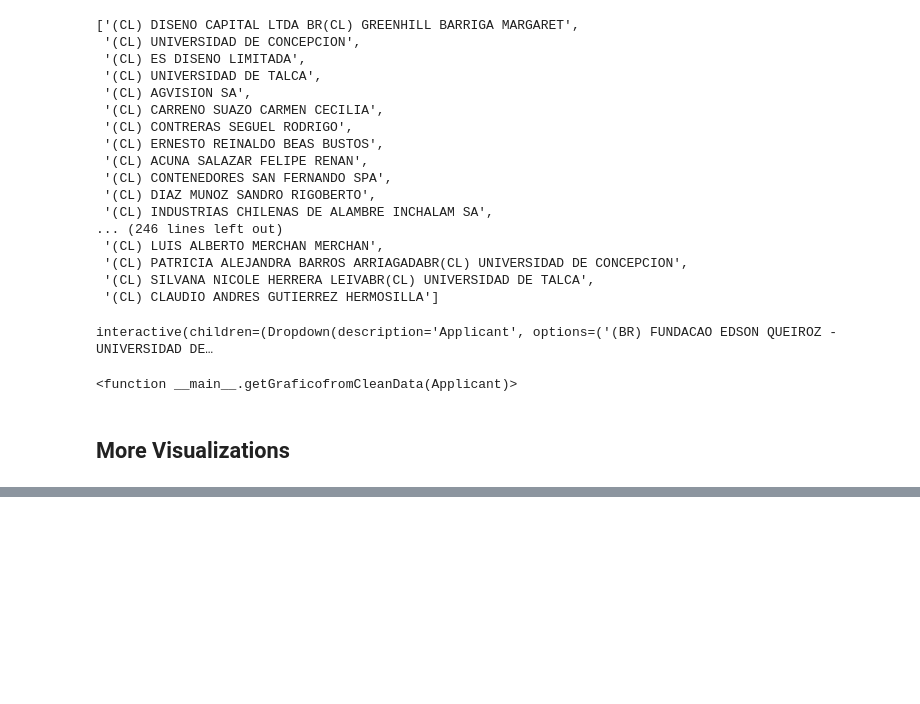
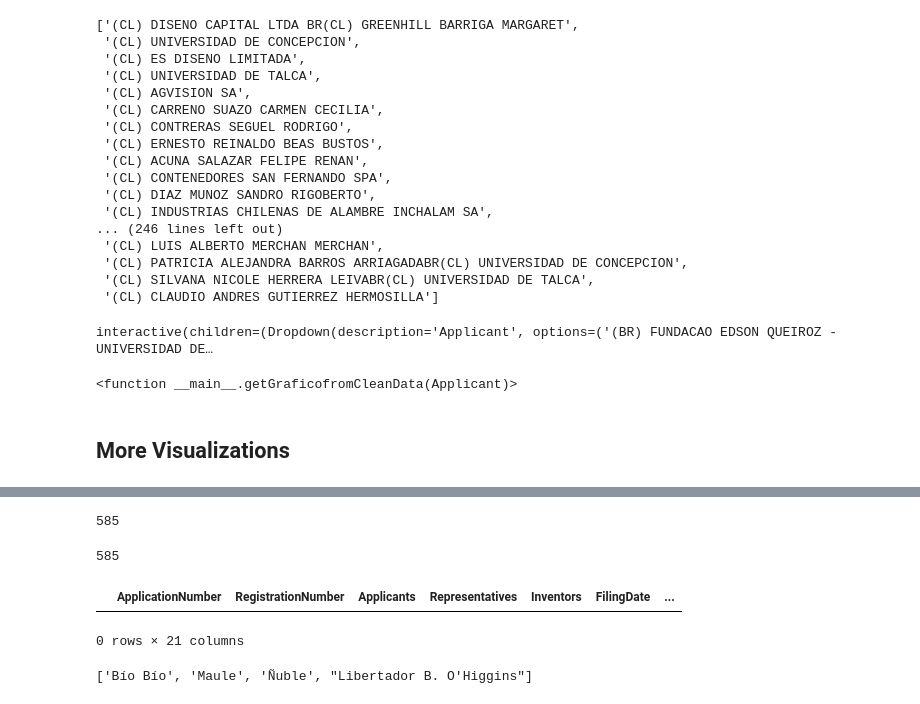
Before and after one commit to Ubb-Nodo-ctci/INAPI2, a Jupyter notebook: INAPI2.ipynb, the cells around one changed output, grey strips where cells are left out. Drawn from its saved outputs; the diff is of its cells as text; code cells hidden in the pictures; blank space fills up the shorter version.

```diff
--- a/INAPI2.ipynb
+++ b/INAPI2.ipynb
@@ -512,3 +546,22 @@ alt.Chart(data).mark_area(
 #Crearlo en un google docs
 #Agregar a este documento el total de patentes de la macrozona por año y después de esto el per capita por region y luego los gráficos de nosotros
 #Al final explicar el top 5 de patentes aplicados a la macrozona
+# %%
+print(len(df_macrozone))
+len(df_macrozone['ApplicationNumber'].unique())
+# %% [output]
+585
+585
+# %%
+aux = df_macrozone[df_macrozone['ApplicantRegion'] == 'Ñuble']
+
+aux = aux[aux["Applicants"].str.contains('UNIVERSIDAD DEL BIO BIO', regex=True, na=False)]
+
+aux
+# %% [output]
+|  | ApplicationNumber | RegistrationNumber | Applicants | Representatives | Inventors | FilingDate | ... |
+0 rows × 21 columns
+# %%
+zone_list
+# %% [output]
+['Bío Bío', 'Maule', 'Ñuble', "Libertador B. O'Higgins"]
```
Also changed, not shown: parts of 17 cells of this notebook, 3 other files.
